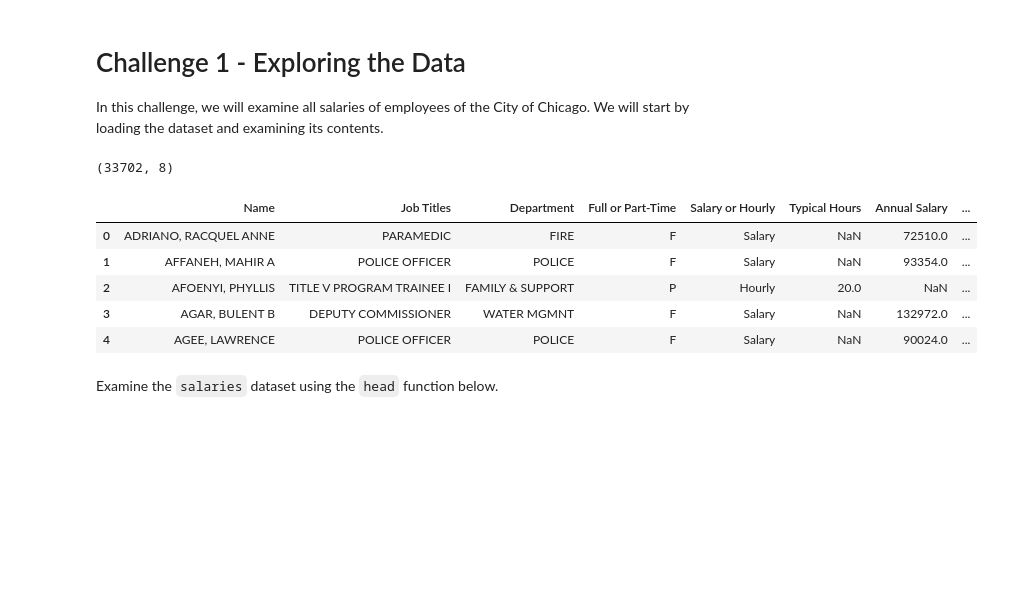
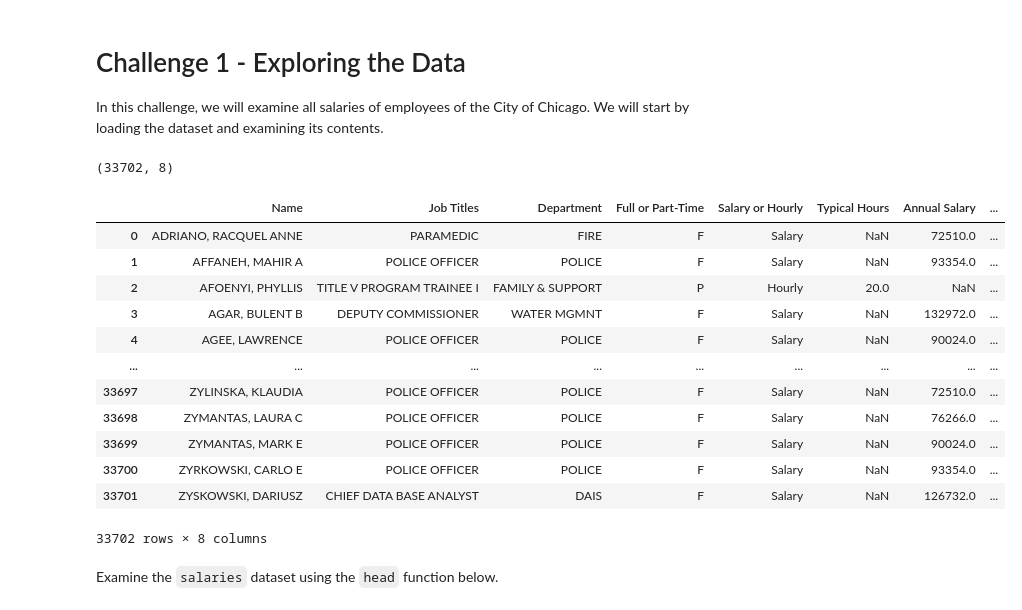
Before and after one commit to Alexej2022/Hypothesis_Testing, a Jupyter notebook: hypothesis,2.13.12.22.ipynb, the cells around one changed output. Cells and saved outputs as stored; diff of their text form; code cells hidden in the pictures; blank space fills up the shorter version.

```diff
--- a/hypothesis,2.13.12.22.ipynb
+++ b/hypothesis,2.13.12.22.ipynb
@@ -35,17 +35,25 @@ from scipy import stats
 In this challenge, we will examine all salaries of employees of the City of Chicago. We will start by loading the dataset and examining its contents.
 # %%
 # Your code here:
+# https://data.cityofchicago.org/widgets/xzkq-xp2w similar dataset
 data = pd.read_csv('Current_Employee_Names__Salaries__and_Position_Titles.csv')
 display(data.shape)
-data.head()
+data
 # %% [output]
 (33702, 8)
 |  | Name | Job Titles | Department | Full or Part-Time | Salary or Hourly | Typical Hours | Annual Salary | ... |
 | 0 | ADRIANO, RACQUEL ANNE | PARAMEDIC | FIRE | F | Salary | NaN | 72510.0 | ... |
 | 1 | AFFANEH, MAHIR A | POLICE OFFICER | POLICE | F | Salary | NaN | 93354.0 | ... |
 | 2 | AFOENYI, PHYLLIS | TITLE V PROGRAM TRAINEE I | FAMILY & SUPPORT | P | Hourly | 20.0 | NaN | ... |
 | 3 | AGAR, BULENT B | DEPUTY COMMISSIONER | WATER MGMNT | F | Salary | NaN | 132972.0 | ... |
 | 4 | AGEE, LAWRENCE | POLICE OFFICER | POLICE | F | Salary | NaN | 90024.0 | ... |
+| ... | ... | ... | ... | ... | ... | ... | ... | ... |
+| 33697 | ZYLINSKA, KLAUDIA | POLICE OFFICER | POLICE | F | Salary | NaN | 72510.0 | ... |
+| 33698 | ZYMANTAS, LAURA C | POLICE OFFICER | POLICE | F | Salary | NaN | 76266.0 | ... |
+| 33699 | ZYMANTAS, MARK E | POLICE OFFICER | POLICE | F | Salary | NaN | 90024.0 | ... |
+| 33700 | ZYRKOWSKI, CARLO E | POLICE OFFICER | POLICE | F | Salary | NaN | 93354.0 | ... |
+| 33701 | ZYSKOWSKI, DARIUSZ | CHIEF DATA BASE ANALYST | DAIS | F | Salary | NaN | 126732.0 | ... |
+33702 rows × 8 columns
 # %% [markdown]
 Examine the `salaries` dataset using the `head` function below.
 # %%
```
Also changed, not shown: parts of 36 cells of this notebook, 2 other files.
